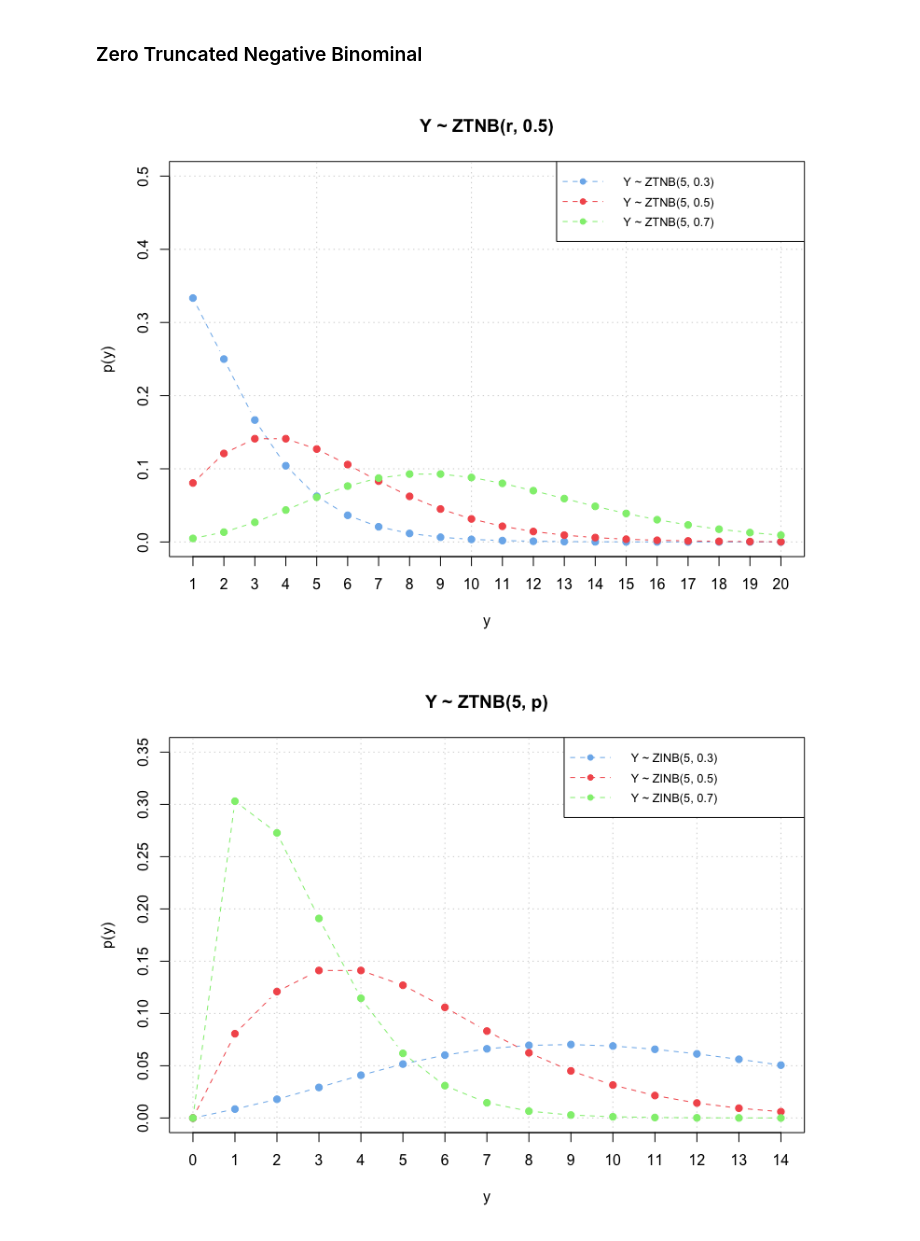
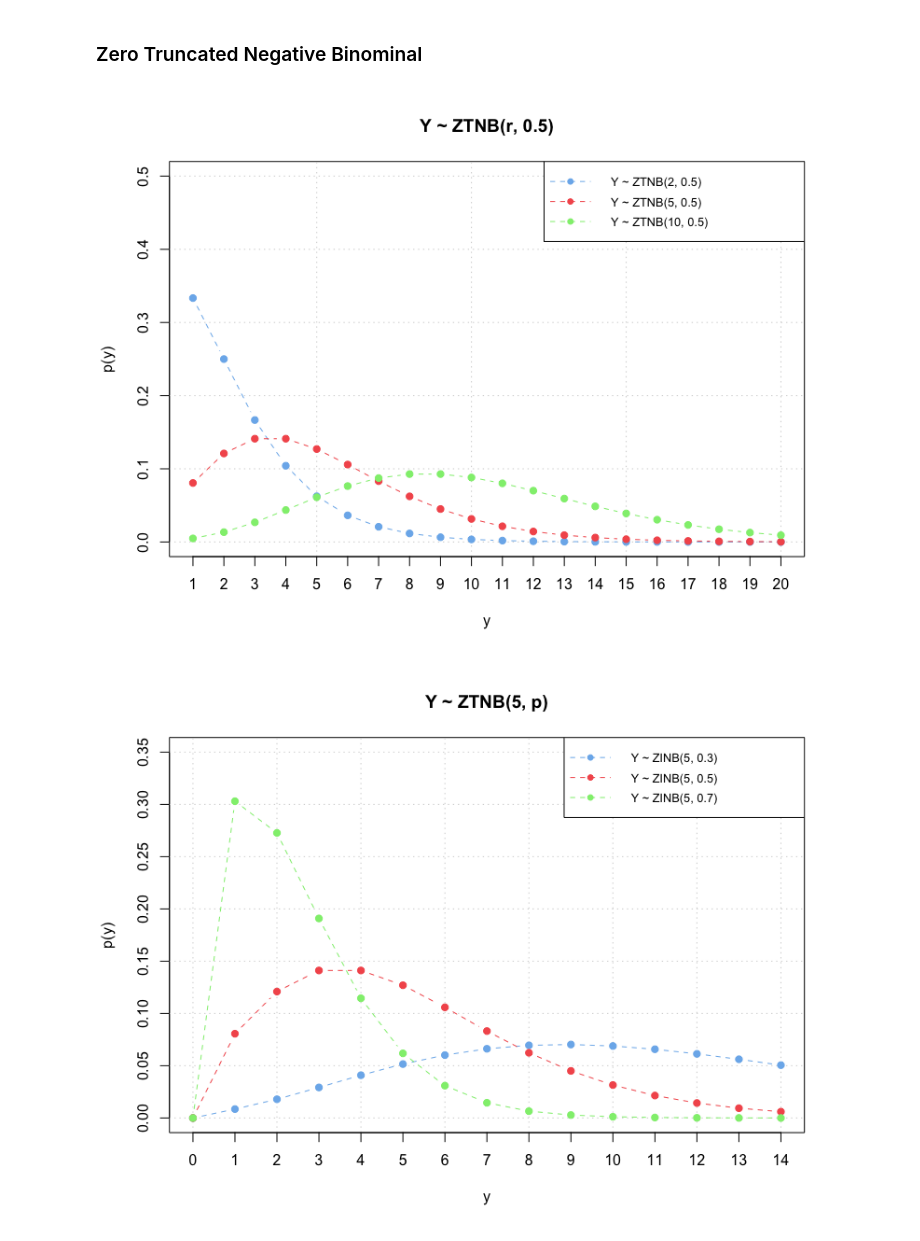
Before and after one commit to Petushok19/Zero-inflated-and-Zero-truncated-models, a Jupyter notebook: Thesis.ipynb, the cells around one changed output. Saved outputs shown, nothing was run; the diff lists cells and outputs as text; code cells hidden in the pictures.

Commit message:
legends

```diff
--- a/Thesis.ipynb
+++ b/Thesis.ipynb
@@ -155,7 +139,7 @@ fixed_r     <- 5
 fixed_omega <- 0.2
 ps          <- c(0.3, 0.5, 0.7)
 y_values    <- 0:14
-my_colors   <- c("#7cb5ec", "#f45b5b", "#90ed7d")
+#my_colors   <- c("#7cb5ec", "#f45b5b", "#90ed7d")
 
 plot(0, 0, type = "n",
      xlim = c(0, 14),
@@ -170,9 +154,9 @@ axis(1, at = y_values)
 
 for(i in 1:3) {
   probs <- dzinegbin(y_values,
-                     size  = fixed_r,     # r
-                     prob  = ps[i],       # p
-                     pstr0 = fixed_omega  # ω
+                     size  = fixed_r,
+                     prob  = ps[i],
+                     pstr0 = fixed_omega
                      )
 
   lines(y_values, probs,
@@ -200,7 +184,7 @@ fixed_p <- 0.5
 omegas  <- c(0.2, 0.5, 0.8)
 
 y_values  <- 0:14
-my_colors <- c("#7cb5ec", "#f45b5b", "#90ed7d")
+#my_colors <- c("#7cb5ec", "#f45b5b", "#90ed7d")
 plot(0, 0, type = "n",
      xlim = c(0, 14),
      ylim = c(0, 0.85),
@@ -249,7 +225,7 @@ par(bg = "white", mfrow = c(1, 1))
 
 y_values  <- 1:14
 lambdas   <- c(3, 5, 7)
-my_colors <- c("#7cb5ec", "#f45b5b", "#90ed7d")
+#my_colors <- c("#7cb5ec", "#f45b5b", "#90ed7d")
 
 plot(0, 0, type = "n",
      xlim = c(0, 14),
@@ -283,49 +259,43 @@ legend("topright",
 # %% [markdown]
 ### Zero Truncated Negative Binominal
 # %%
-
-
-
-
 y_values <- 1:20
-my_colors <- c("#7cb5ec", "#f45b5b", "#90ed7d")
-
+#my_colors <- c("#7cb5ec", "#f45b5b", "#90ed7d")
 par(bg = "white", mfrow = c(1, 1))
-
 fixed_p <- 0.5
-rs      <- c(2, 5, 10)  # size parameters
+rs      <- c(2, 5, 10)
 
 plot(0, 0, type = "n",
      xlim = c(1, 20),
      ylim = c(0, 0.50),
      xlab = "y",
      ylab = "p(y)",
      main = "Y ~ ZTNB(r, 0.5)",
      xaxt = "n")
 
 grid(nx = NULL, ny = NULL, col = "lightgray", lty = "dotted")
 axis(1, at = y_values)
 
 for(i in 1:3) {
   probs <- dztnbinom(y_values,
                      size = rs[i],
                      prob = fixed_p)
   lines(y_values, probs,
         type = "b",
         pch = 19,
         lty = 2,
         col = my_colors[i])
 }
 
 legend("topright",
-       legend = paste0("Y ~ ZTNB(", fixed_r, ", ", ps,")"),
+       legend = paste0("Y ~ ZTNB(", rs, ", ", fixed_p,")"),
        col = my_colors,
        pch = 19,
        lty = 2,
        bg = "white",
        cex = 0.8)
 # %% [output]
-[figure, old version]
+[figure, new version]
 # %%
 par(bg = "white", mfrow = c(1, 1))
 fixed_r     <- 5
```
Also changed, not shown: parts of 3 cells of this notebook.
